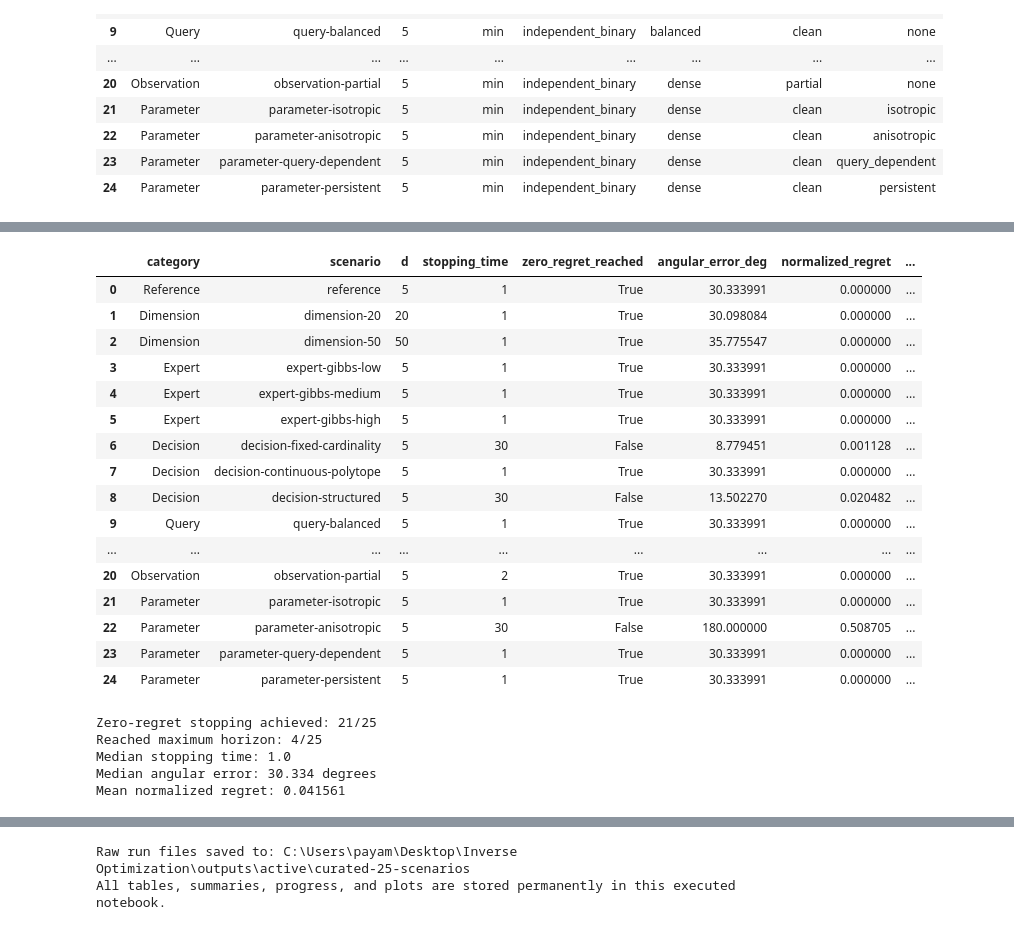
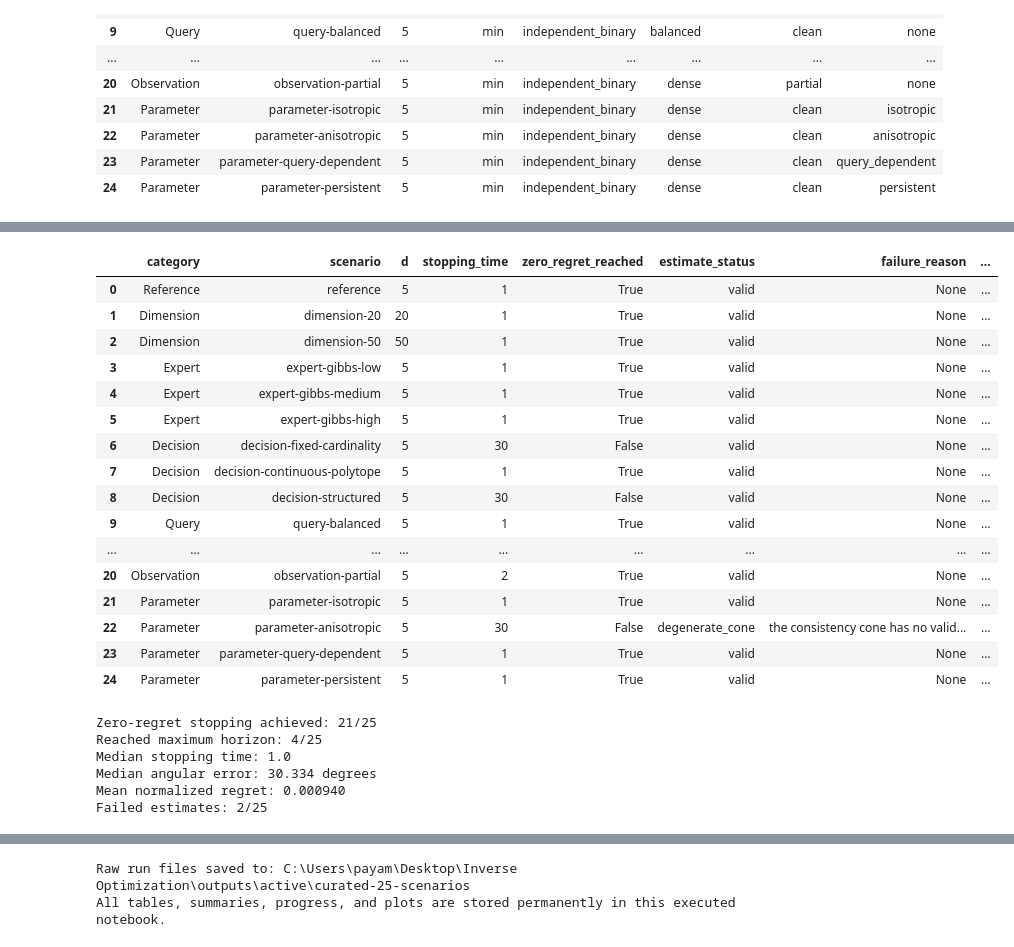
Before and after one commit to aqaPayam/InverseOptimization, a Jupyter notebook: notebooks/09_active_curated_25_scenarios.ipynb, the cells around one changed output, grey strips where cells are left out. Cells and saved outputs as stored; diff of their text form; code cells hidden in the pictures.

Commit message:
Add hard active research benchmark and failure-aware evaluation

```diff
--- a/notebooks/09_active_curated_25_scenarios.ipynb
+++ b/notebooks/09_active_curated_25_scenarios.ipynb
@@ -175,52 +175,56 @@ Failed runs: 0
 # %%
 rows = []
 for run in benchmark.runs:
     evaluation = run.evaluation or {}
     rows.append({
         'category': run.scenario.metadata.get('category'),
         'scenario': run.scenario.name,
         'd': run.scenario.dimension,
         'stopping_time': run.metadata.get('stopping_time'),
         'zero_regret_reached': run.metadata.get('stopping_criterion_met', False),
+        'estimate_status': evaluation.get('final_status', 'not_evaluated'),
+        'failure_reason': evaluation.get('final_failure_reason'),
         'angular_error_deg': evaluation.get('final_angular_error_degrees', np.nan),
         'normalized_regret': evaluation.get('final_normalized_regret', np.nan),
         'zero_regret_rate': evaluation.get('final_zero_regret_rate', np.nan),
         'runtime_seconds': run.runtime_seconds,
         'valid_estimate': evaluation.get('final_estimate_valid', False),
         'error': run.error,
     })
 results = pd.DataFrame(rows)
 display(results.round(6))
 
 successful = results[results['error'].isna()].copy()
 print(f"Zero-regret stopping achieved: {int(successful['zero_regret_reached'].sum())}/{len(successful)}")
 print(f"Reached maximum horizon: {int((successful['stopping_time'] == MAX_HORIZON).sum())}/{len(successful)}")
 print(f"Median stopping time: {successful['stopping_time'].median():.1f}")
 print(f"Median angular error: {successful['angular_error_deg'].median():.3f} degrees")
 print(f"Mean normalized regret: {successful['normalized_regret'].mean():.6f}")
+print(f"Failed estimates: {int((~successful['valid_estimate']).sum())}/{len(successful)}")
 # %% [output]
-|  | category | scenario | d | stopping_time | zero_regret_reached | angular_error_deg | normalized_regret | ... |
-| 0 | Reference | reference | 5 | 1 | True | 30.333991 | 0.000000 | ... |
-| 1 | Dimension | dimension-20 | 20 | 1 | True | 30.098084 | 0.000000 | ... |
-| 2 | Dimension | dimension-50 | 50 | 1 | True | 35.775547 | 0.000000 | ... |
-| 3 | Expert | expert-gibbs-low | 5 | 1 | True | 30.333991 | 0.000000 | ... |
-| 4 | Expert | expert-gibbs-medium | 5 | 1 | True | 30.333991 | 0.000000 | ... |
-| 5 | Expert | expert-gibbs-high | 5 | 1 | True | 30.333991 | 0.000000 | ... |
-| 6 | Decision | decision-fixed-cardinality | 5 | 30 | False | 8.779451 | 0.001128 | ... |
-| 7 | Decision | decision-continuous-polytope | 5 | 1 | True | 30.333991 | 0.000000 | ... |
-| 8 | Decision | decision-structured | 5 | 30 | False | 13.502270 | 0.020482 | ... |
-| 9 | Query | query-balanced | 5 | 1 | True | 30.333991 | 0.000000 | ... |
+|  | category | scenario | d | stopping_time | zero_regret_reached | estimate_status | failure_reason | ... |
+| 0 | Reference | reference | 5 | 1 | True | valid | None | ... |
+| 1 | Dimension | dimension-20 | 20 | 1 | True | valid | None | ... |
+| 2 | Dimension | dimension-50 | 50 | 1 | True | valid | None | ... |
+| 3 | Expert | expert-gibbs-low | 5 | 1 | True | valid | None | ... |
+| 4 | Expert | expert-gibbs-medium | 5 | 1 | True | valid | None | ... |
+| 5 | Expert | expert-gibbs-high | 5 | 1 | True | valid | None | ... |
+| 6 | Decision | decision-fixed-cardinality | 5 | 30 | False | valid | None | ... |
+| 7 | Decision | decision-continuous-polytope | 5 | 1 | True | valid | None | ... |
+| 8 | Decision | decision-structured | 5 | 30 | False | valid | None | ... |
+| 9 | Query | query-balanced | 5 | 1 | True | valid | None | ... |
 | ... | ... | ... | ... | ... | ... | ... | ... | ... |
-| 20 | Observation | observation-partial | 5 | 2 | True | 30.333991 | 0.000000 | ... |
-| 21 | Parameter | parameter-isotropic | 5 | 1 | True | 30.333991 | 0.000000 | ... |
-| 22 | Parameter | parameter-anisotropic | 5 | 30 | False | 180.000000 | 0.508705 | ... |
-| 23 | Parameter | parameter-query-dependent | 5 | 1 | True | 30.333991 | 0.000000 | ... |
-| 24 | Parameter | parameter-persistent | 5 | 1 | True | 30.333991 | 0.000000 | ... |
+| 20 | Observation | observation-partial | 5 | 2 | True | valid | None | ... |
+| 21 | Parameter | parameter-isotropic | 5 | 1 | True | valid | None | ... |
+| 22 | Parameter | parameter-anisotropic | 5 | 30 | False | degenerate_cone | the consistency cone has no valid... | ... |
+| 23 | Parameter | parameter-query-dependent | 5 | 1 | True | valid | None | ... |
+| 24 | Parameter | parameter-persistent | 5 | 1 | True | valid | None | ... |
 Zero-regret stopping achieved: 21/25
 Reached maximum horizon: 4/25
 Median stopping time: 1.0
 Median angular error: 30.334 degrees
-Mean normalized regret: 0.041561
+Mean normalized regret: 0.000940
+Failed estimates: 2/25
 # %%
 grouped = (
     successful.groupby('category', sort=False)
```
Also changed, not shown: parts of 2 cells of this notebook, 20 other files.
